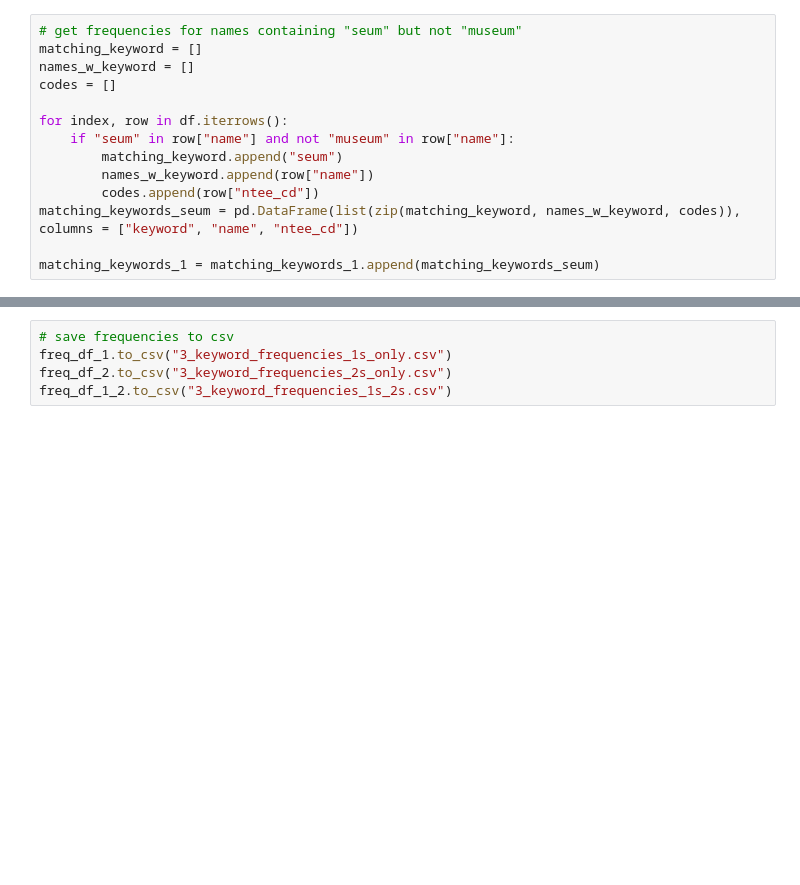
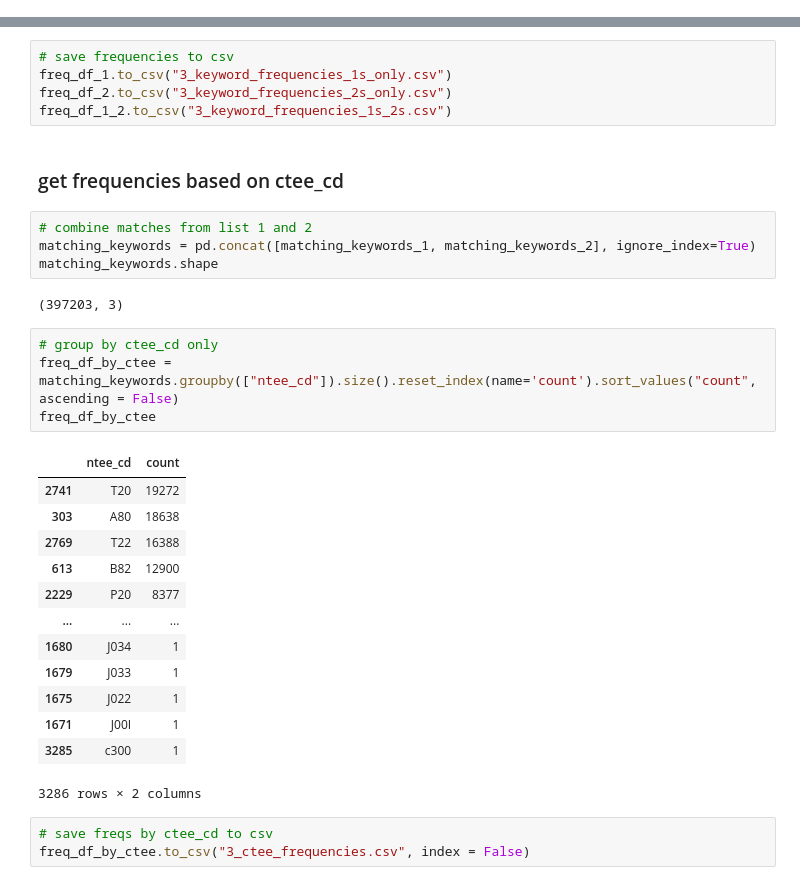
Before and after one commit to American-Institutes-for-Research/ATES-Credentials---Word_Cloud_Frequency, a Jupyter notebook: 3. Count Keyword Frequencies.ipynb, the cells around one changed output, grey strips where cells are left out. Saved outputs shown, nothing was run; the diff lists cells and outputs as text; blank space fills up the shorter version.

```diff
--- a/3. Count Keyword Frequencies.ipynb
+++ b/3. Count Keyword Frequencies.ipynb
@@ -113,15 +180 @@ matching_keywords_1
-# %%
-# get frequencies for names containing "seum" but not "museum"
-matching_keyword = []
-names_w_keyword = []
-codes = []
-
-for index, row in df.iterrows():
-    if "seum" in row["name"] and not "museum" in row["name"]:
-        matching_keyword.append("seum")
-        names_w_keyword.append(row["name"])
-        codes.append(row["ntee_cd"])
-matching_keywords_seum = pd.DataFrame(list(zip(matching_keyword, names_w_keyword, codes)), columns = ["keyword", "name", "ntee_cd"])
-
-matching_keywords_1 = matching_keywords_1.append(matching_keywords_seum)
 # %%
@@ -197,3 +230,32 @@ freq_df_1_2 = freq_df_1.append(freq_df_2)
 freq_df_1.to_csv("3_keyword_frequencies_1s_only.csv")
 freq_df_2.to_csv("3_keyword_frequencies_2s_only.csv")
 freq_df_1_2.to_csv("3_keyword_frequencies_1s_2s.csv")
+# %% [markdown]
+### get frequencies based on ctee_cd
+# %%
+# combine matches from list 1 and 2
+matching_keywords = pd.concat([matching_keywords_1, matching_keywords_2], ignore_index=True)
+matching_keywords.shape
+# %% [output]
+(397203, 3)
+# %%
+# group by ctee_cd only
+freq_df_by_ctee = matching_keywords.groupby(["ntee_cd"]).size().reset_index(name='count').sort_values("count", ascending = False)
+freq_df_by_ctee
+# %% [output]
+|  | ntee_cd | count |
+| 2741 | T20 | 19272 |
+| 303 | A80 | 18638 |
+| 2769 | T22 | 16388 |
+| 613 | B82 | 12900 |
+| 2229 | P20 | 8377 |
+| ... | ... | ... |
+| 1680 | J034 | 1 |
+| 1679 | J033 | 1 |
+| 1675 | J022 | 1 |
+| 1671 | J00I | 1 |
+| 3285 | c300 | 1 |
+3286 rows × 2 columns
+# %%
+# save freqs by ctee_cd to csv
+freq_df_by_ctee.to_csv("3_ctee_frequencies.csv", index = False)
```
Also changed, not shown: parts of 14 cells of this notebook, 6 other files.
